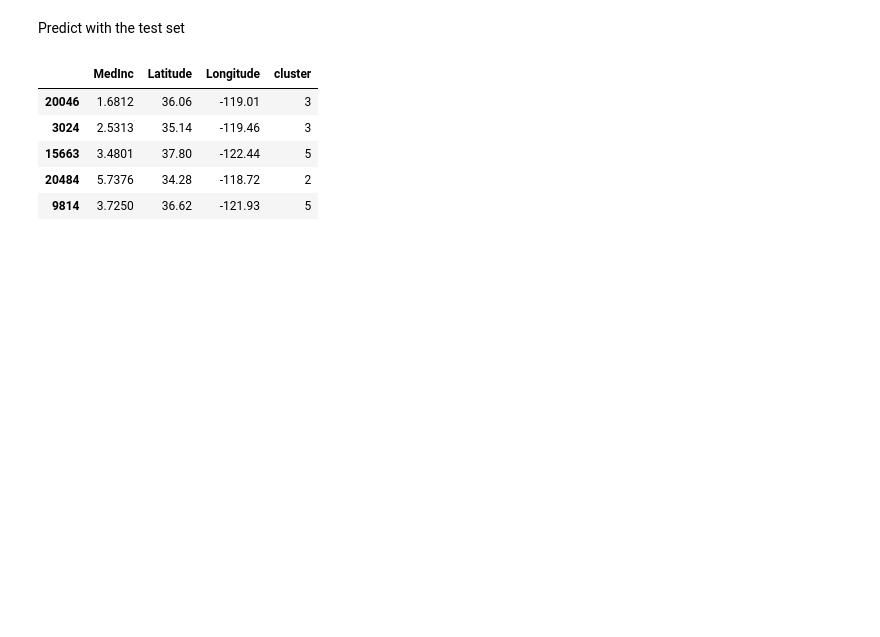
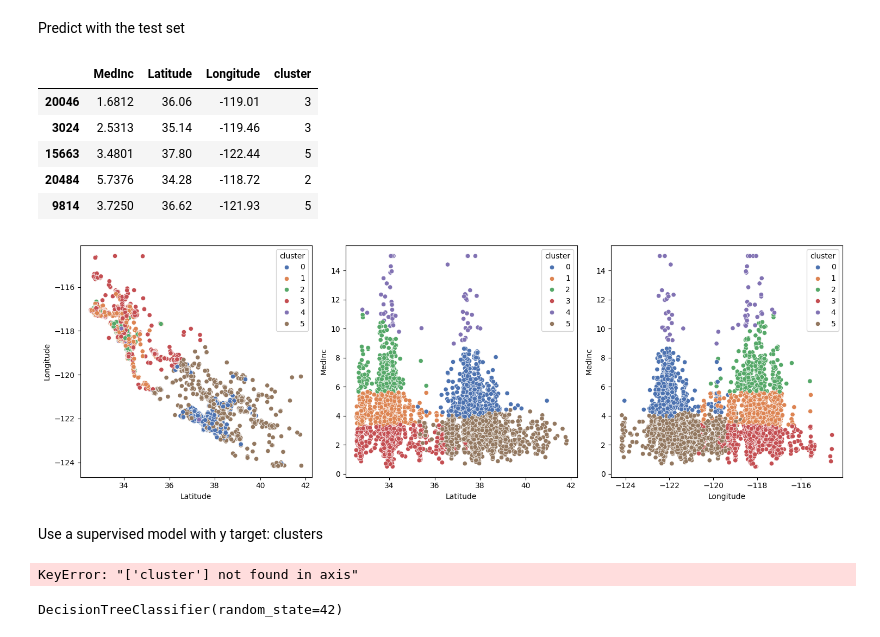
Before and after one commit to maria-pigazzi/K-means, a Jupyter notebook: src/explore.ipynb, the cells around one changed output. Drawn from its saved outputs; the diff is of its cells as text; code cells hidden in the pictures; blank space fills up the shorter version.

```diff
--- a/src/explore.ipynb
+++ b/src/explore.ipynb
@@ -94,3 +108,19 @@ X_test.head() #no accuracy whatsoever at this point
 | 15663 | 3.4801 | 37.80 | -122.44 | 5 |
 | 20484 | 5.7376 | 34.28 | -118.72 | 2 |
 | 9814 | 3.7250 | 36.62 | -121.93 | 5 |
+# %%
+import matplotlib.pyplot as plt
+import seaborn as sns
+
+fig, axis = plt.subplots(1, 3, figsize = (15, 5))
+
+sns.scatterplot(ax = axis[0], data = X_test, x = "Latitude", y = "Longitude", hue = "cluster", palette = "deep")
+sns.scatterplot(ax = axis[1], data = X_test, x = "Latitude", y = "MedInc", hue = "cluster", palette = "deep")
+sns.scatterplot(ax = axis[2], data = X_test, x = "Longitude", y = "MedInc", hue = "cluster", palette = "deep")
+plt.tight_layout()
+
+plt.show() # looks similar, there is just less data in the test
+# %% [output]
+[figure, added]
+# %% [markdown]
+Use a supervised model with y target: clusters
@@ -96,0 +130,12 @@ X_test.head() #no accuracy whatsoever at this point
+# %%
+X_train.drop("cluster", axis = 1, inplace = True)
+X_test.drop("cluster", axis = 1, inplace = True)
+# %% [output]
+KeyError: "['cluster'] not found in axis"
+# %%
+from sklearn.tree import DecisionTreeClassifier
+
+model_sup = DecisionTreeClassifier(random_state = 42)
+model_sup.fit(X_train, y_train)
+# %% [output]
+DecisionTreeClassifier(random_state=42)
```
Also changed, not shown: parts of 12 cells of this notebook.
